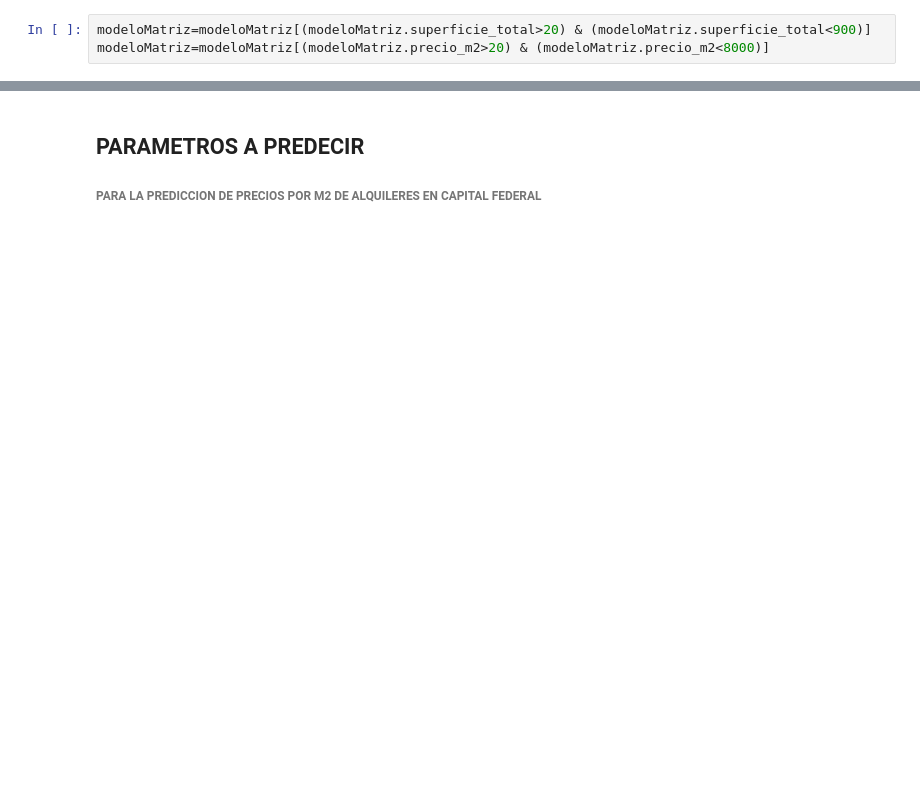
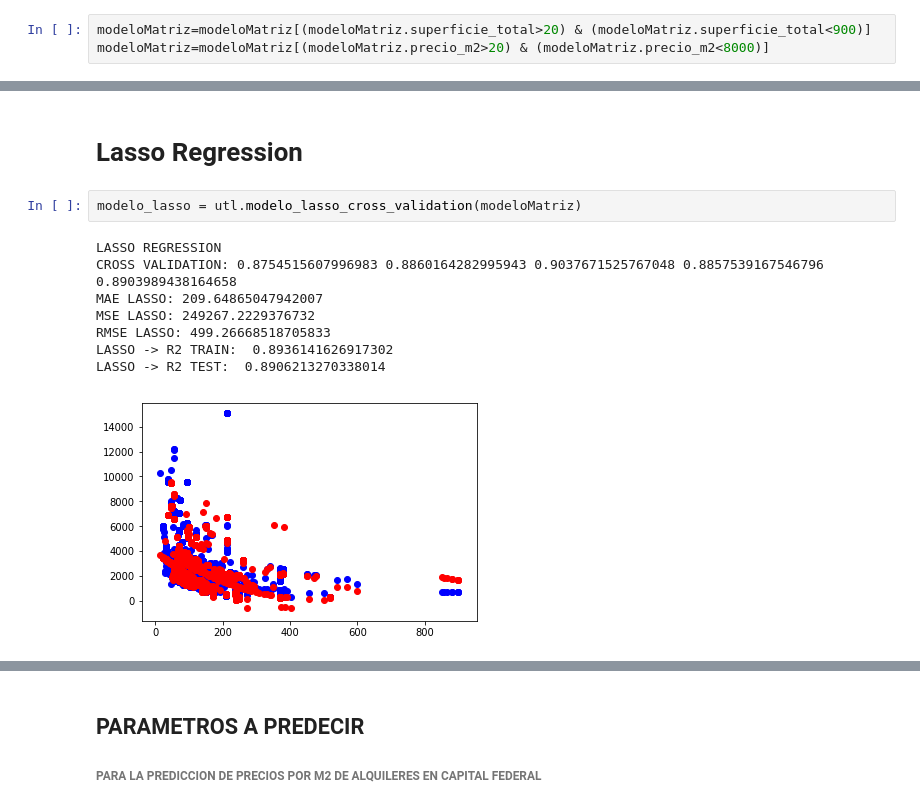
Before and after one commit to dh-Grupo6/modelo-properatti, a Jupyter notebook: ipynb/Desafio_Modelo_Properatti.ipynb, the cells around one changed output, grey strips where cells are left out. Cells and saved outputs as stored; diff of their text form; blank space fills up the shorter version.

```diff
--- a/ipynb/Desafio_Modelo_Properatti.ipynb
+++ b/ipynb/Desafio_Modelo_Properatti.ipynb
@@ -50,0 +80,13 @@ EL R2 TEST ES DE:  -3.2914350306669204
+# %% [markdown]
+# Lasso Regression
+# %%
+modelo_lasso = utl.modelo_lasso_cross_validation(modeloMatriz)
+# %% [output]
+LASSO REGRESSION
+CROSS VALIDATION: 0.8754515607996983 0.8860164282995943 0.9037671525767048 0.8857539167546796 0.8903989438164658
+MAE LASSO: 209.64865047942007
+MSE LASSO: 249267.2229376732
+RMSE LASSO: 499.26668518705833
+LASSO -> R2 TRAIN:  0.8936141626917302
+LASSO -> R2 TEST:  0.8906213270338014
+[figure, added]
```
Also changed, not shown: parts of 12 cells of this notebook, 1 other file.
